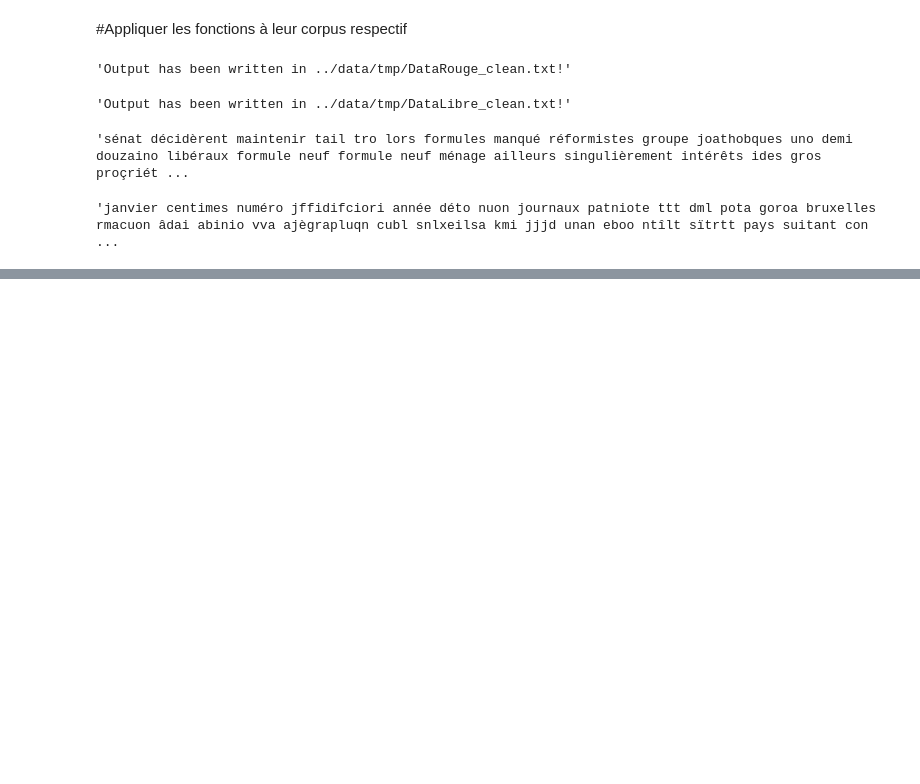
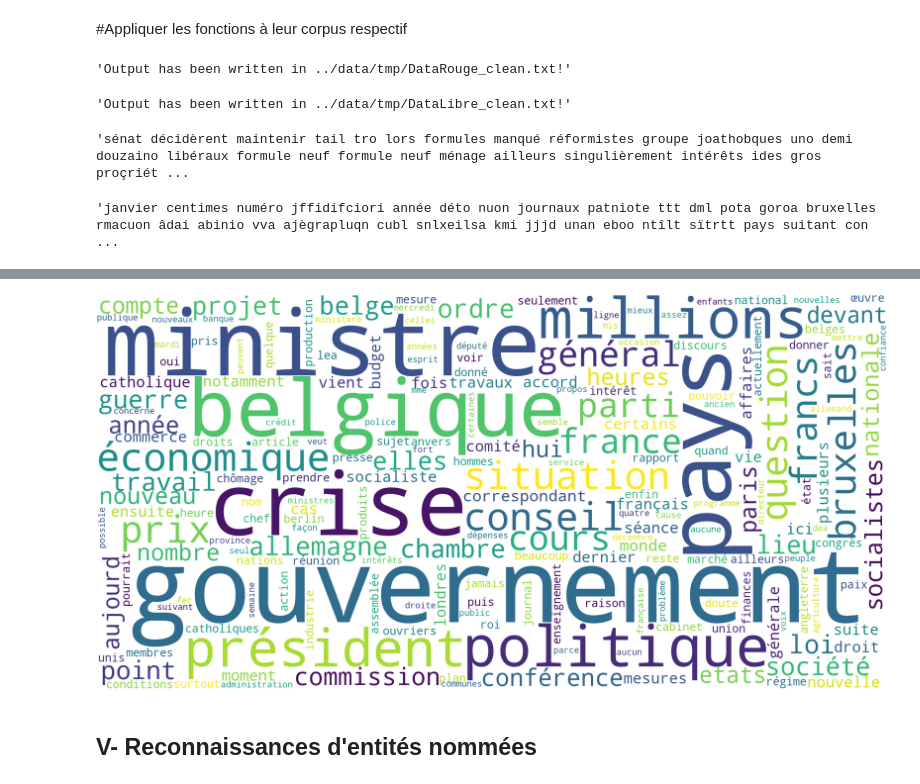
Before and after one commit to KilianeFotsop27/tac, a Jupyter notebook: TRAVAIL FINAL/Notebook_global .ipynb, the cells around one changed output, grey strips where cells are left out. Drawn from its saved outputs; the diff is of its cells as text; code cells hidden in the pictures; blank space fills up the shorter version.

```diff
--- a/TRAVAIL FINAL/Notebook_global .ipynb
+++ b/TRAVAIL FINAL/Notebook_global .ipynb
@@ -375,0 +403,9 @@ after[:500]
+# %%
+#Corpus2
+cloud = WordCloud(width=2000, height=1000, background_color='white').generate_from_frequencies(frequencies2)
+cloud.to_file(os.path.join(temp_path, f"DataLibre.png"))
+Image(filename=os.path.join(temp_path, f"DataLibre.png"))
+# %% [output]
+[figure, added]
+# %% [markdown]
+## V- Reconnaissances d'entités nommées
```
Also changed, not shown: parts of 9 cells of this notebook.
